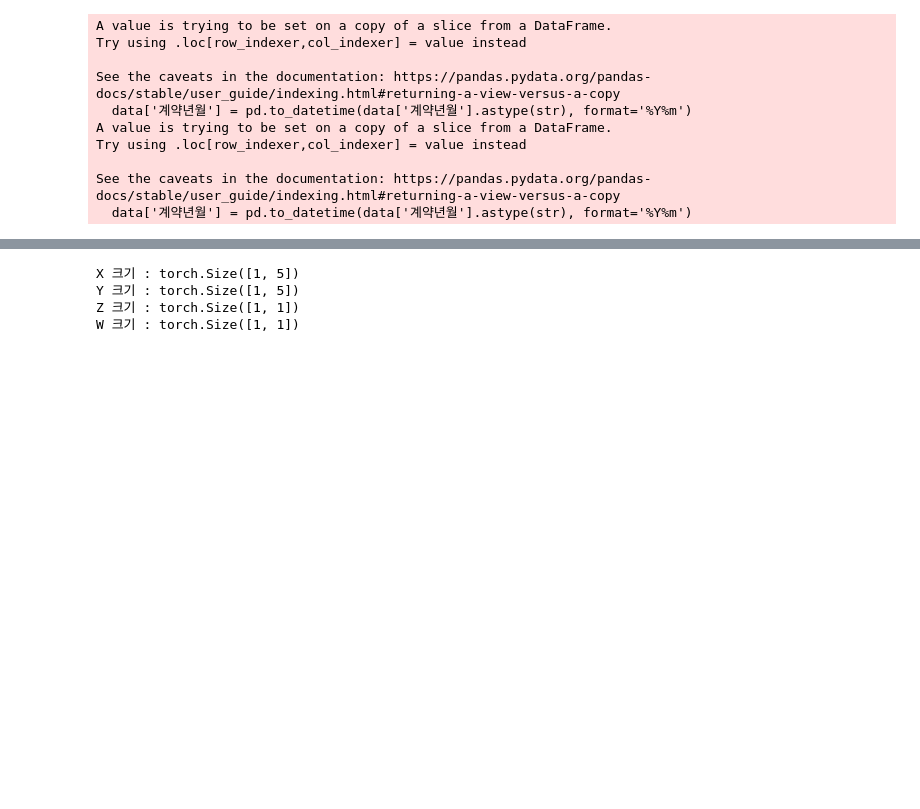
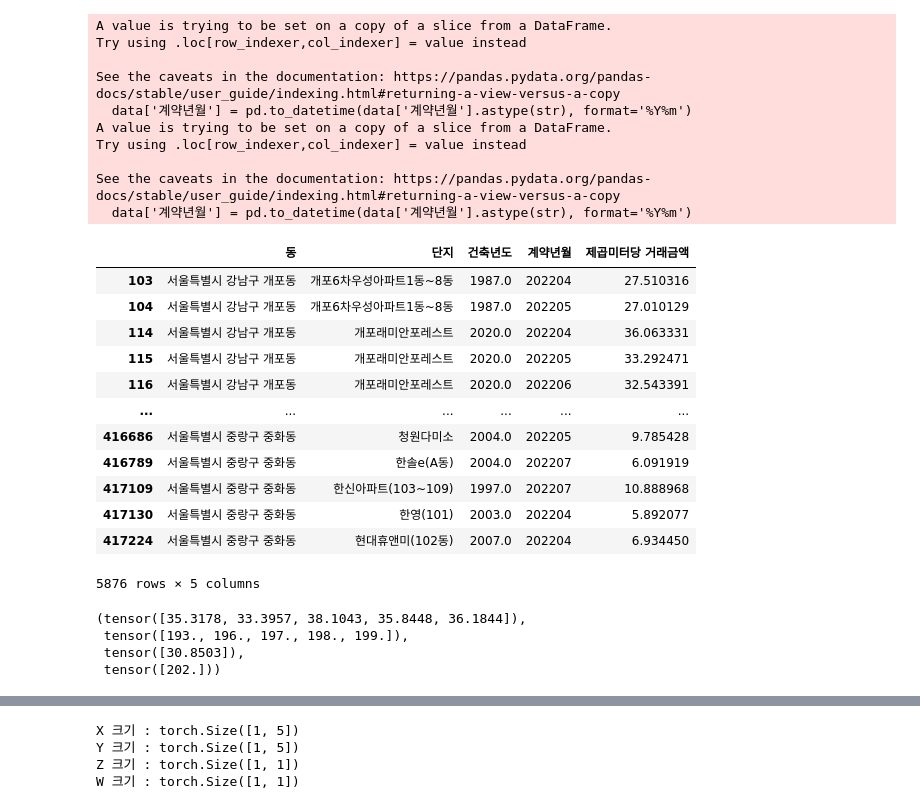
Before and after one commit to hakhyun0615/SCI_Journal, a Jupyter notebook: 코드/train.ipynb, the cells around one changed output, grey strips where cells are left out. Saved outputs shown, nothing was run; the diff lists cells and outputs as text; code cells hidden in the pictures; blank space fills up the shorter version.

```diff
--- a/코드/train.ipynb
+++ b/코드/train.ipynb
@@ -340,3 +340,27 @@ Try using .loc[row_indexer,col_indexer] = value instead
 
 See the caveats in the documentation: https://pandas.pydata.org/pandas-docs/stable/user_guide/indexing.html#returning-a-view-versus-a-copy
   data['계약년월'] = pd.to_datetime(data['계약년월'].astype(str), format='%Y%m')
+# %%
+transaction_df = transaction_df[(transaction_df['계약년월']//100 == 2022)]
+transaction_df
+# %% [output]
+|  | 동 | 단지 | 건축년도 | 계약년월 | 제곱미터당 거래금액 |
+| 103 | 서울특별시 강남구 개포동 | 개포6차우성아파트1동~8동 | 1987.0 | 202204 | 27.510316 |
+| 104 | 서울특별시 강남구 개포동 | 개포6차우성아파트1동~8동 | 1987.0 | 202205 | 27.010129 |
+| 114 | 서울특별시 강남구 개포동 | 개포래미안포레스트 | 2020.0 | 202204 | 36.063331 |
+| 115 | 서울특별시 강남구 개포동 | 개포래미안포레스트 | 2020.0 | 202205 | 33.292471 |
+| 116 | 서울특별시 강남구 개포동 | 개포래미안포레스트 | 2020.0 | 202206 | 32.543391 |
+| ... | ... | ... | ... | ... | ... |
+| 416686 | 서울특별시 중랑구 중화동 | 청원다미소 | 2004.0 | 202205 | 9.785428 |
+| 416789 | 서울특별시 중랑구 중화동 | 한솔e(A동) | 2004.0 | 202207 | 6.091919 |
+| 417109 | 서울특별시 중랑구 중화동 | 한신아파트(103~109) | 1997.0 | 202207 | 10.888968 |
+| 417130 | 서울특별시 중랑구 중화동 | 한영(101) | 2003.0 | 202204 | 5.892077 |
+| 417224 | 서울특별시 중랑구 중화동 | 현대휴앤미(102동) | 2007.0 | 202204 | 6.934450 |
+5876 rows × 5 columns
+# %%
+val_dataset[1]
+# %% [output]
+(tensor([35.3178, 33.3957, 38.1043, 35.8448, 36.1844]),
+ tensor([193., 196., 197., 198., 199.]),
+ tensor([30.8503]),
+ tensor([202.]))
```
Also changed, not shown: parts of 4 cells of this notebook, 7 other files.
